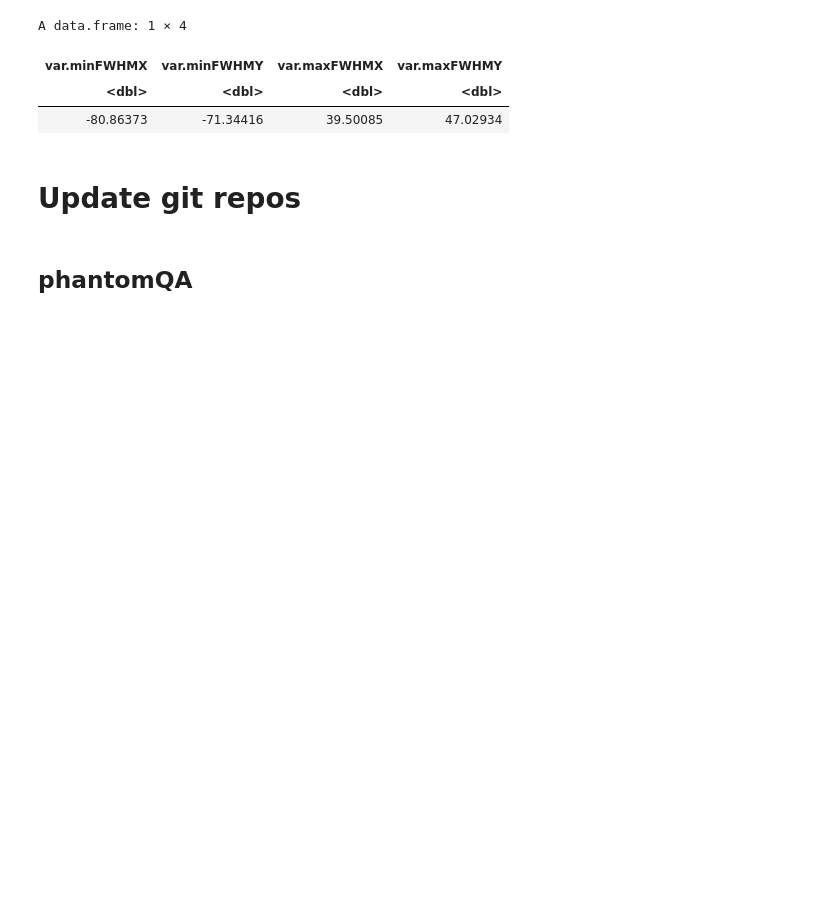
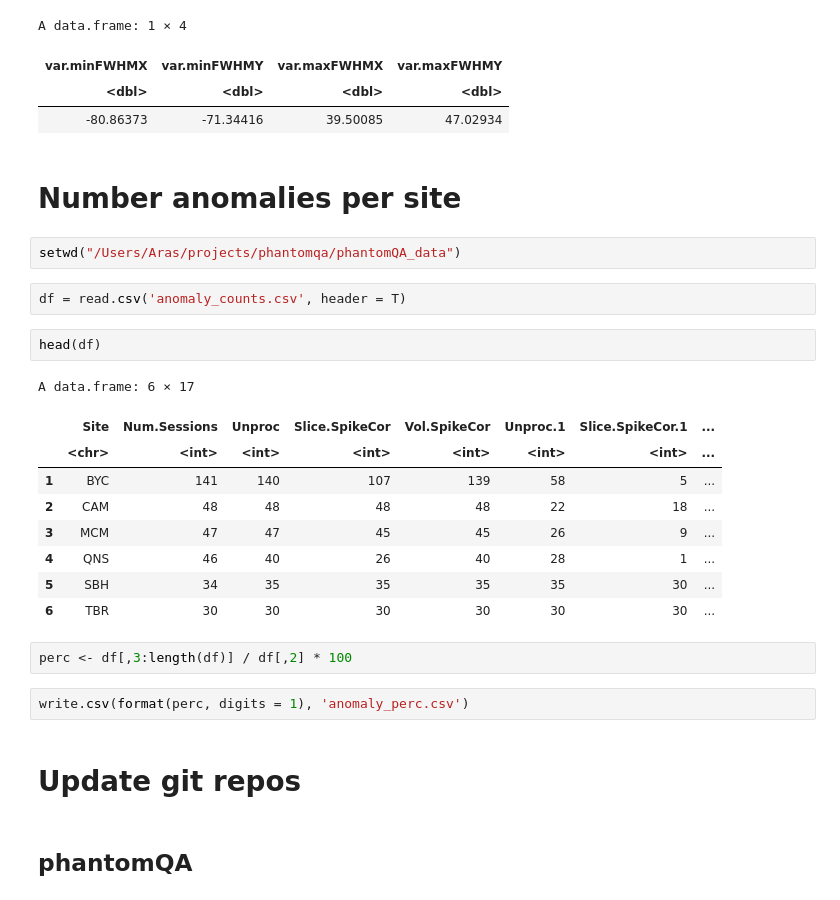
Before and after one commit to araskay/phantomQA, a Jupyter notebook: PhantomQA_analysis.ipynb, the cells around one changed output. Cells and saved outputs as stored; diff of their text form; blank space fills up the shorter version.

```diff
--- a/PhantomQA_analysis.ipynb
+++ b/PhantomQA_analysis.ipynb
@@ -887,6 +1825,28 @@ A data.frame: 1 × 4
 | var.minFWHMX | var.minFWHMY | var.maxFWHMX | var.maxFWHMY |
 | <dbl> | <dbl> | <dbl> | <dbl> |
 | -80.86373 | -71.34416 | 39.50085 | 47.02934 |
+# %% [markdown]
+# Number anomalies per site
+# %%
+setwd("/Users/Aras/projects/phantomqa/phantomQA_data")
+# %%
+df = read.csv('anomaly_counts.csv', header = T)
+# %%
+head(df)
+# %% [output]
+A data.frame: 6 × 17
+|  | Site | Num.Sessions | Unproc | Slice.SpikeCor | Vol.SpikeCor | Unproc.1 | Slice.SpikeCor.1 | ... |
+|  | <chr> | <int> | <int> | <int> | <int> | <int> | <int> | ... |
+| 1 | BYC | 141 | 140 | 107 | 139 | 58 | 5 | ... |
+| 2 | CAM | 48 | 48 | 48 | 48 | 22 | 18 | ... |
+| 3 | MCM | 47 | 47 | 45 | 45 | 26 | 9 | ... |
+| 4 | QNS | 46 | 40 | 26 | 40 | 28 | 1 | ... |
+| 5 | SBH | 34 | 35 | 35 | 35 | 35 | 30 | ... |
+| 6 | TBR | 30 | 30 | 30 | 30 | 30 | 30 | ... |
+# %%
+perc <- df[,3:length(df)] / df[,2] * 100
+# %%
+write.csv(format(perc, digits = 1), 'anomaly_perc.csv')
 # %% [markdown]
 # Update git repos
 # %% [markdown]
```
Also changed, not shown: parts of 44 cells of this notebook, 2 other files.
